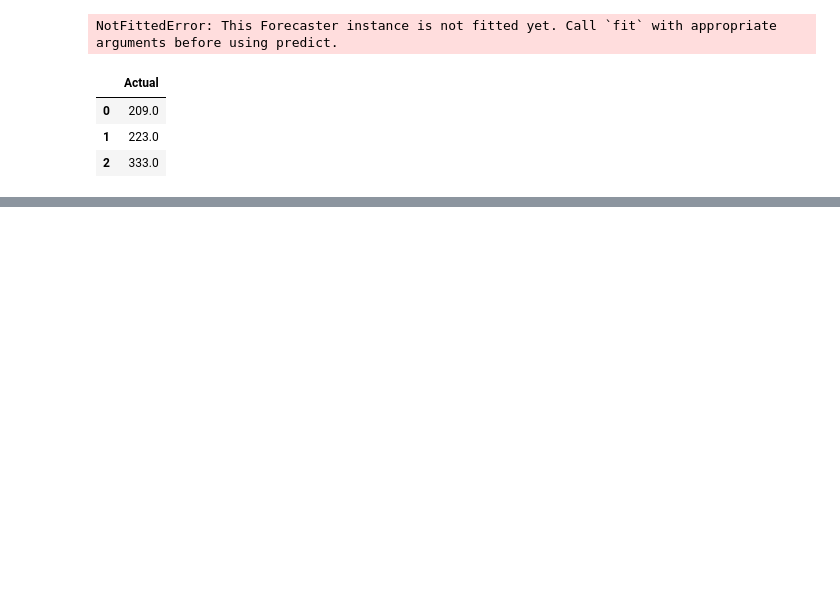
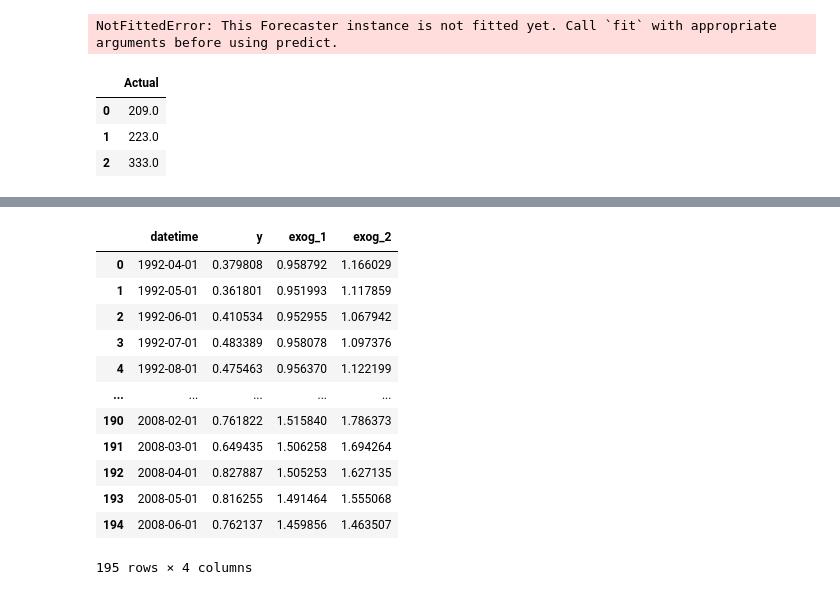
Before and after one commit to mbahau/Forecastinit, a Jupyter notebook: mian.ipynb, the cells around one changed output, grey strips where cells are left out. Saved outputs shown, nothing was run; the diff lists cells and outputs as text; code cells hidden in the pictures; blank space fills up the shorter version.

```diff
--- a/mian.ipynb
+++ b/mian.ipynb
@@ -285,0 +464,16 @@ dtype: float64
+# %%
+data
+# %% [output]
+|  | datetime | y | exog_1 | exog_2 |
+| 0 | 1992-04-01 | 0.379808 | 0.958792 | 1.166029 |
+| 1 | 1992-05-01 | 0.361801 | 0.951993 | 1.117859 |
+| 2 | 1992-06-01 | 0.410534 | 0.952955 | 1.067942 |
+| 3 | 1992-07-01 | 0.483389 | 0.958078 | 1.097376 |
+| 4 | 1992-08-01 | 0.475463 | 0.956370 | 1.122199 |
+| ... | ... | ... | ... | ... |
+| 190 | 2008-02-01 | 0.761822 | 1.515840 | 1.786373 |
+| 191 | 2008-03-01 | 0.649435 | 1.506258 | 1.694264 |
+| 192 | 2008-04-01 | 0.827887 | 1.505253 | 1.627135 |
+| 193 | 2008-05-01 | 0.816255 | 1.491464 | 1.555068 |
+| 194 | 2008-06-01 | 0.762137 | 1.459856 | 1.463507 |
+195 rows × 4 columns
```
Also changed, not shown: parts of 29 cells of this notebook.
